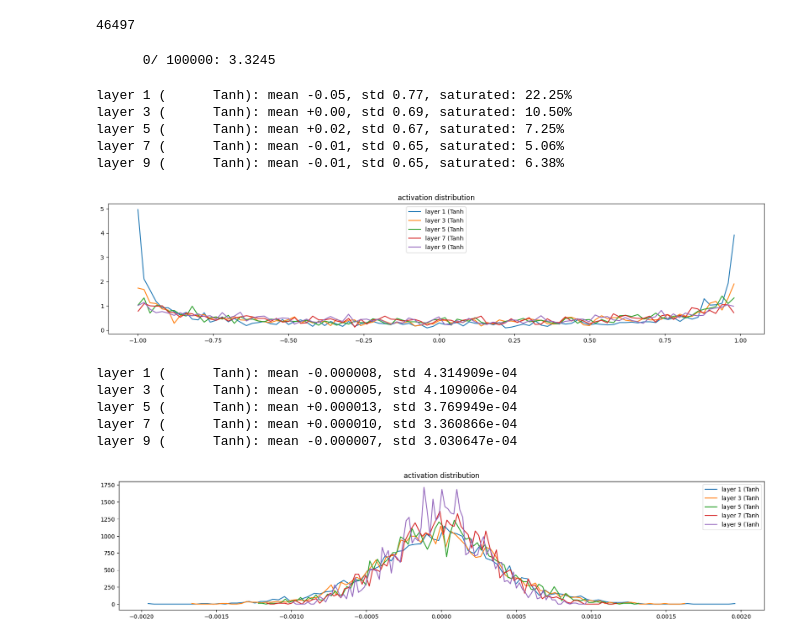
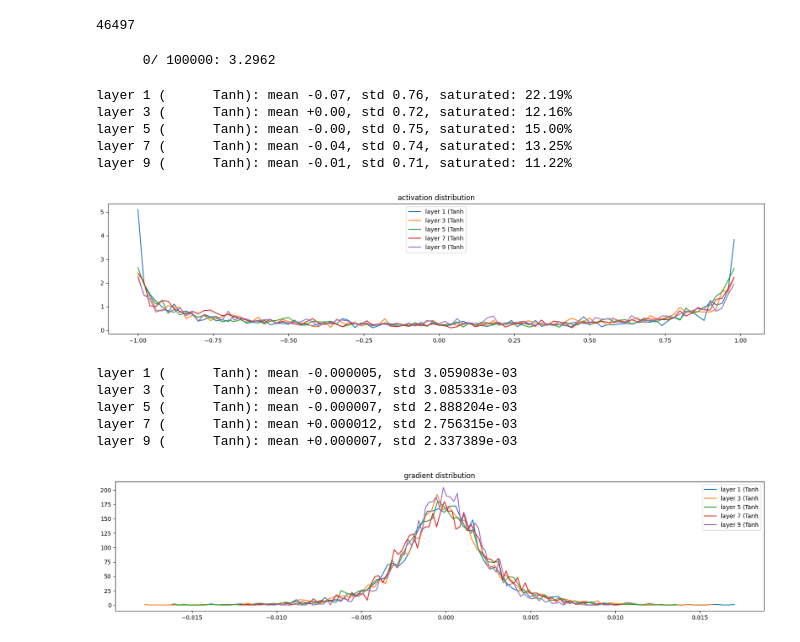
Before and after one commit to ghsaboias/karpathy_makemore, a Jupyter notebook: makemore_part3_lfg.ipynb, the cells around one changed output. Saved outputs shown, nothing was run; the diff lists cells and outputs as text; code cells hidden in the pictures.

```diff
--- a/makemore_part3_lfg.ipynb
+++ b/makemore_part3_lfg.ipynb
@@ -310,6 +311,7 @@ for p in parameters:
 max_steps = 100000
 batch_size = 32
 lossi = []
+ud = [] # update / data ratio
 
 for i in range(max_steps):
     # minibatch construct
@@ -339,10 +341,13 @@ for i in range(max_steps):
     if i % 10000 == 0:
         print(f'{i:7d}/{max_steps:7d}: {loss.item():.4f}')
     lossi.append(loss.log10().item())
+    with torch.no_grad():
+        ud.append([(lr*p.grad.std() / p.data.std()).log10().item() for p in parameters])
 
-    break # AFTER_DEBUG: for full optimization, would take out
+    if i > 1000:
+        break # AFTER_DEBUG: for full optimization, would take out
 # %% [output]
-      0/ 100000: 3.3245
+      0/ 100000: 3.2962
 # %%
 # visualize histograms
 plt.figure(figsize=(20, 4))
@@ -357,29 +362,29 @@ for i, layer in enumerate(layers[:-1]):
 plt.legend(legends);
 plt.title('activation distribution');
 # %% [output]
-layer 1 (      Tanh): mean -0.05, std 0.77, saturated: 22.25%
-layer 3 (      Tanh): mean +0.00, std 0.69, saturated: 10.50%
-layer 5 (      Tanh): mean +0.02, std 0.67, saturated: 7.25%
-layer 7 (      Tanh): mean -0.01, std 0.65, saturated: 5.06%
-layer 9 (      Tanh): mean -0.01, std 0.65, saturated: 6.38%
+layer 1 (      Tanh): mean -0.07, std 0.76, saturated: 22.19%
+layer 3 (      Tanh): mean +0.00, std 0.72, saturated: 12.16%
+layer 5 (      Tanh): mean -0.00, std 0.75, saturated: 15.00%
+layer 7 (      Tanh): mean -0.04, std 0.74, saturated: 13.25%
+layer 9 (      Tanh): mean -0.01, std 0.71, saturated: 11.22%
-[figure, old version]
+[figure, new version]
 # %%
 # visualize histograms
 plt.figure(figsize=(20, 4))
 legends = []
 for i, layer in enumerate(layers[:-1]):
     if isinstance(layer, Tanh):
         t = layer.out.grad
         print('layer %d (%10s): mean %+f, std %e' % (i, layer.__class__.__name__, t.mean(), t.std()))
         hy, hx = torch.histogram(t, density=True)
         plt.plot(hx[:-1].detach(), hy.detach())
         legends.append(f'layer {i} ({layer.__class__.__name__}')
 plt.legend(legends);
-plt.title('activation distribution');
+plt.title('gradient distribution');
 # %% [output]
-layer 1 (      Tanh): mean -0.000008, std 4.314909e-04
-layer 3 (      Tanh): mean -0.000005, std 4.109006e-04
-layer 5 (      Tanh): mean +0.000013, std 3.769949e-04
-layer 7 (      Tanh): mean +0.000010, std 3.360866e-04
-layer 9 (      Tanh): mean -0.000007, std 3.030647e-04
+layer 1 (      Tanh): mean -0.000005, std 3.059083e-03
+layer 3 (      Tanh): mean +0.000037, std 3.085331e-03
+layer 5 (      Tanh): mean -0.000007, std 2.888204e-03
+layer 7 (      Tanh): mean +0.000012, std 2.756315e-03
+layer 9 (      Tanh): mean +0.000007, std 2.337389e-03
-[figure, old version]
+[figure, new version]
```
Also changed, not shown: parts of 9 cells of this notebook.
